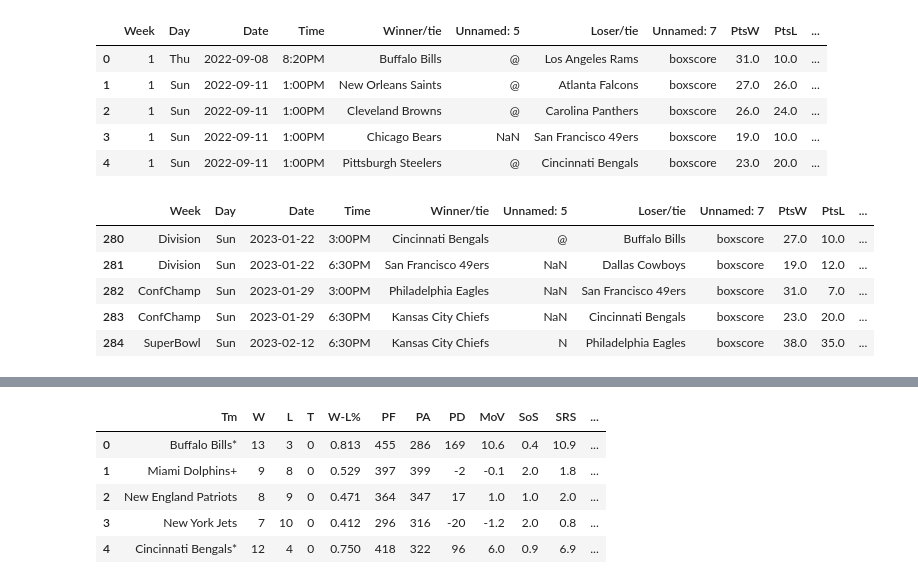
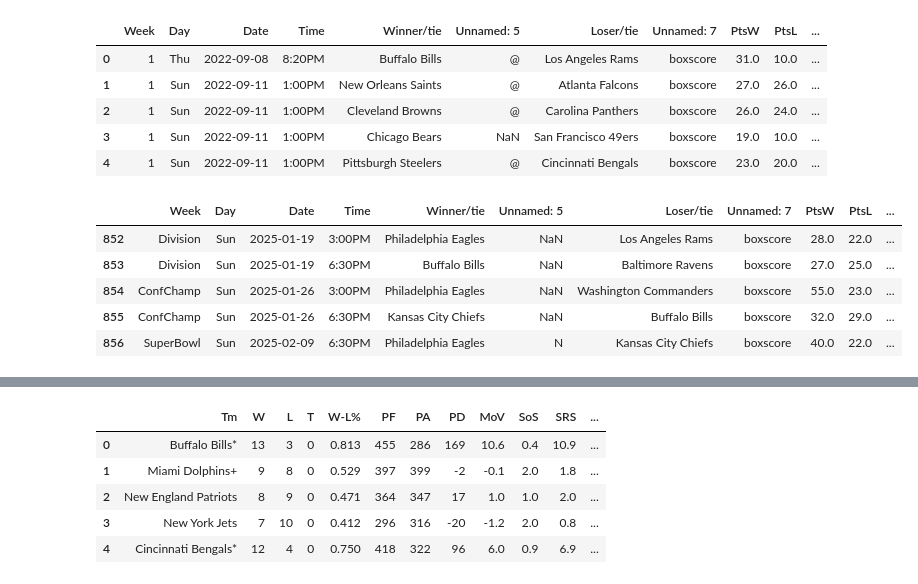
Before and after one commit to TerryOjeh/NFL-Match-Predictor, a Jupyter notebook: main.ipynb, the cells around one changed output, grey strips where cells are left out. Drawn from its saved outputs; the diff is of its cells as text; code cells hidden in the pictures.

```diff
--- a/main.ipynb
+++ b/main.ipynb
@@ -8,0 +11,2 @@ schedule_23 = pd.read_csv('23_schedule.csv')
+# %%
+schedule_24 = schedule_24.rename(columns={"Pts" : "PtsW", "Pts.1" : "PtsL"})
@@ -21,0 +19,2 @@ schedule_22.tail()
+# %%
+all_schedule = pd.concat([schedule_22, schedule_23, schedule_24], ignore_index=True)
@@ -26,11 +43,11 @@ schedule_22.tail()
 # %%
-schedule_22['Home'] = schedule_22.apply(
+all_schedule['Home'] = all_schedule.apply(
     lambda row: row['Loser/tie']
     if row['Unnamed: 5'] == '@' else row['Winner/tie'],
     axis=1
 )
 # %%
-schedule_22['Away'] = schedule_22.apply(
+all_schedule['Away'] = all_schedule.apply(
     lambda row: row['Winner/tie']
     if row['Unnamed: 5'] == '@' else row['Loser/tie'],
     axis=1
@@ -49,11 +66,11 @@ schedule_22.head()
 | 3 | 1 | Sun | 2022-09-11 | 1:00PM | Chicago Bears | NaN | San Francisco 49ers | boxscore | 19.0 | 10.0 | ... |
 | 4 | 1 | Sun | 2022-09-11 | 1:00PM | Pittsburgh Steelers | @ | Cincinnati Bengals | boxscore | 23.0 | 20.0 | ... |
 # %%
-schedule_22.tail()
+all_schedule.tail()
 # %% [output]
 |  | Week | Day | Date | Time | Winner/tie | Unnamed: 5 | Loser/tie | Unnamed: 7 | PtsW | PtsL | ... |
-| 280 | Division | Sun | 2023-01-22 | 3:00PM | Cincinnati Bengals | @ | Buffalo Bills | boxscore | 27.0 | 10.0 | ... |
-| 281 | Division | Sun | 2023-01-22 | 6:30PM | San Francisco 49ers | NaN | Dallas Cowboys | boxscore | 19.0 | 12.0 | ... |
-| 282 | ConfChamp | Sun | 2023-01-29 | 3:00PM | Philadelphia Eagles | NaN | San Francisco 49ers | boxscore | 31.0 | 7.0 | ... |
-| 283 | ConfChamp | Sun | 2023-01-29 | 6:30PM | Kansas City Chiefs | NaN | Cincinnati Bengals | boxscore | 23.0 | 20.0 | ... |
-| 284 | SuperBowl | Sun | 2023-02-12 | 6:30PM | Kansas City Chiefs | N | Philadelphia Eagles | boxscore | 38.0 | 35.0 | ... |
+| 852 | Division | Sun | 2025-01-19 | 3:00PM | Philadelphia Eagles | NaN | Los Angeles Rams | boxscore | 28.0 | 22.0 | ... |
+| 853 | Division | Sun | 2025-01-19 | 6:30PM | Buffalo Bills | NaN | Baltimore Ravens | boxscore | 27.0 | 25.0 | ... |
+| 854 | ConfChamp | Sun | 2025-01-26 | 3:00PM | Philadelphia Eagles | NaN | Washington Commanders | boxscore | 55.0 | 23.0 | ... |
+| 855 | ConfChamp | Sun | 2025-01-26 | 6:30PM | Kansas City Chiefs | NaN | Buffalo Bills | boxscore | 32.0 | 29.0 | ... |
+| 856 | SuperBowl | Sun | 2025-02-09 | 6:30PM | Philadelphia Eagles | N | Kansas City Chiefs | boxscore | 40.0 | 22.0 | ... |
```
Also changed, not shown: parts of 55 cells of this notebook, 1 other file.
